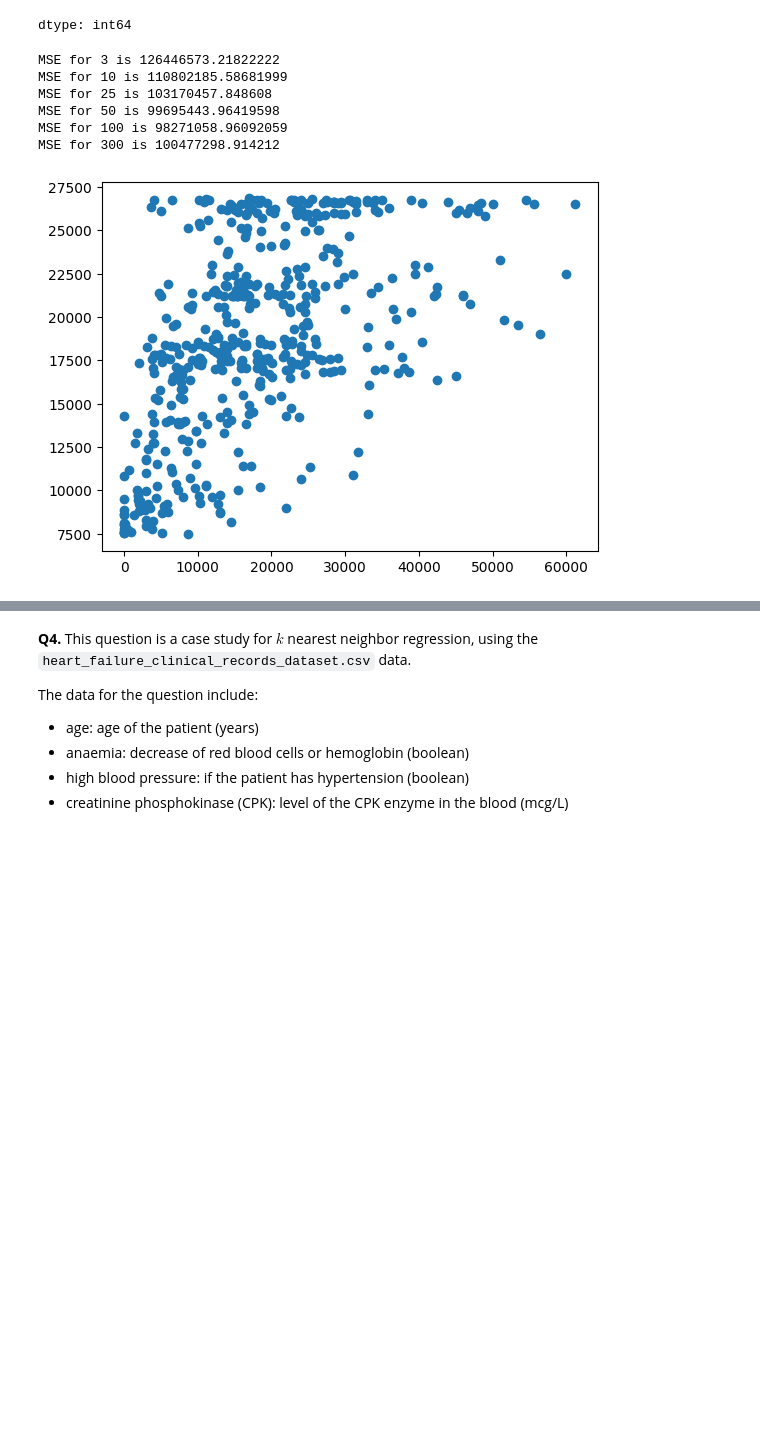
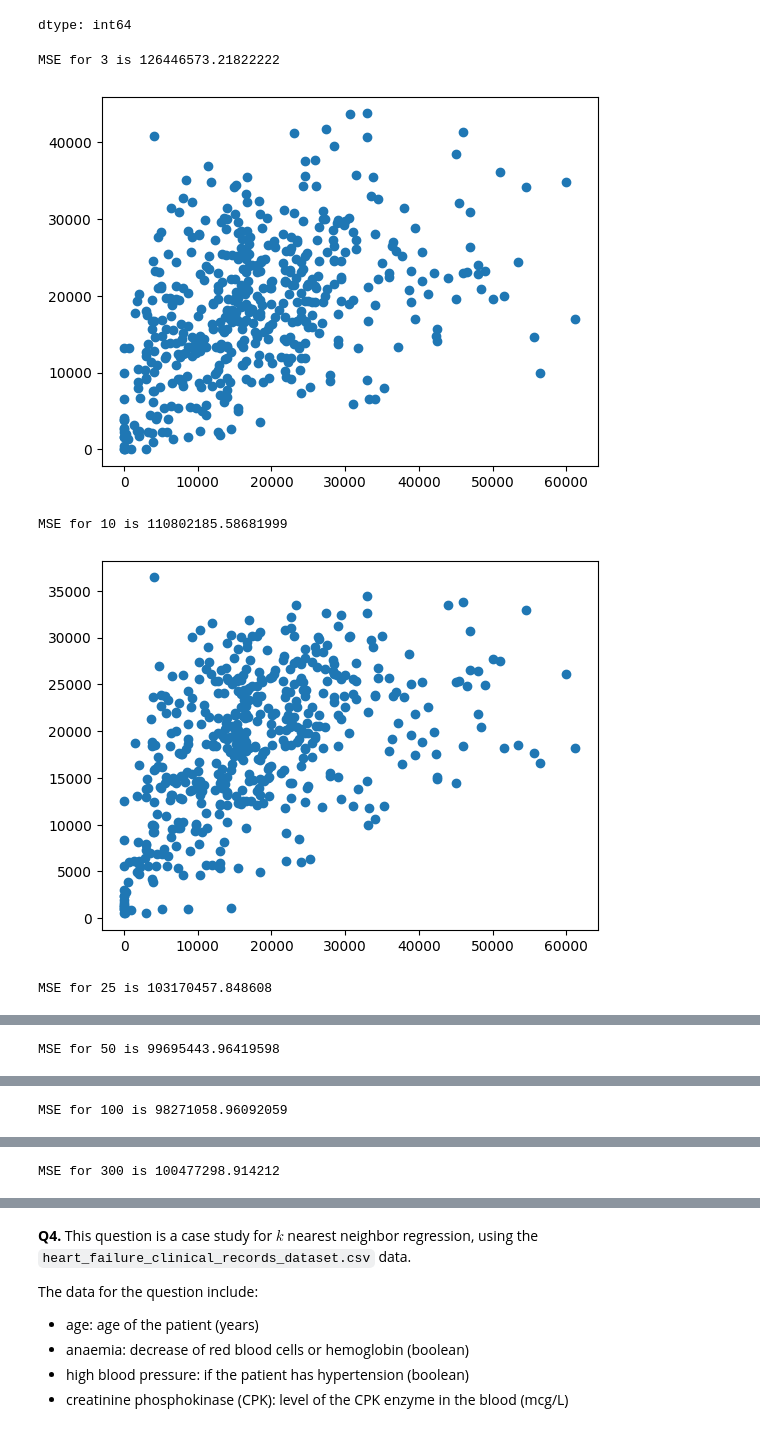
Before and after one commit to arya-rajesh-99/undergrad_ml_assignments, a Jupyter notebook: 02_assignment_knn.ipynb, the cells around one changed output, grey strips where cells are left out. Cells and saved outputs as stored; diff of their text form; code cells hidden in the pictures; blank space fills up the shorter version.

```diff
--- a/02_assignment_knn.ipynb
+++ b/02_assignment_knn.ipynb
@@ -221,27 +221,30 @@ u_train, u_test, y_train, y_test = train_test_split(
 # %%
 ### Question 3.4
 
 from sklearn.neighbors import KNeighborsRegressor
 def mse(y_test,y_hat):
   mse = np.sum( (y_test - y_hat) ** 2 )/len(y_test)
   return mse
 
 k_vals = [3,10,25,50,100,300]
 for k in k_vals:
   model = KNeighborsRegressor(n_neighbors=k)
   model = model.fit(u_train,y_train)
   y_hat = model.predict(u_test)
   mse_val = mse(y_test,y_hat)
-  print(f'MSE for {k} is {mse_val}')
-plt.scatter(y_test,y_hat)
-plt.xlabel=('Actual Price')
-plt.ylabel=('Predicted Price')
-plt.show()
+  print('k value:' ,k ,'MSE:', mse_val)
+  plt.scatter(y_test,y_hat)
+  plt.xlabel('Actual Price')
+  plt.ylabel('Predicted Price')
+  plt.show()
+
+# I notice that as k increases, the prices become more consistent with one
+# another. The smaller the value of k, the more scattered it seemms in the plots.
+# For example when k is 3, the prices are spread out and vary with outliers.
+# For k as 300 they are more clustered.
 # %% [output]
 MSE for 3 is 126446573.21822222
-MSE for 10 is 110802185.58681999
-MSE for 25 is 103170457.848608
-MSE for 50 is 99695443.96419598
-MSE for 100 is 98271058.96092059
-MSE for 300 is 100477298.914212
-[figure, old version]
+[figure, new version]
+MSE for 10 is 110802185.58681999
+[figure, added]
+MSE for 25 is 103170457.848608
@@ -247,0 +252 @@ MSE for 300 is 100477298.914212
+MSE for 50 is 99695443.96419598
@@ -247,0 +254 @@ MSE for 300 is 100477298.914212
+MSE for 100 is 98271058.96092059
@@ -247,0 +256 @@ MSE for 300 is 100477298.914212
+MSE for 300 is 100477298.914212
```
Also changed, not shown: parts of 3 cells of this notebook.
